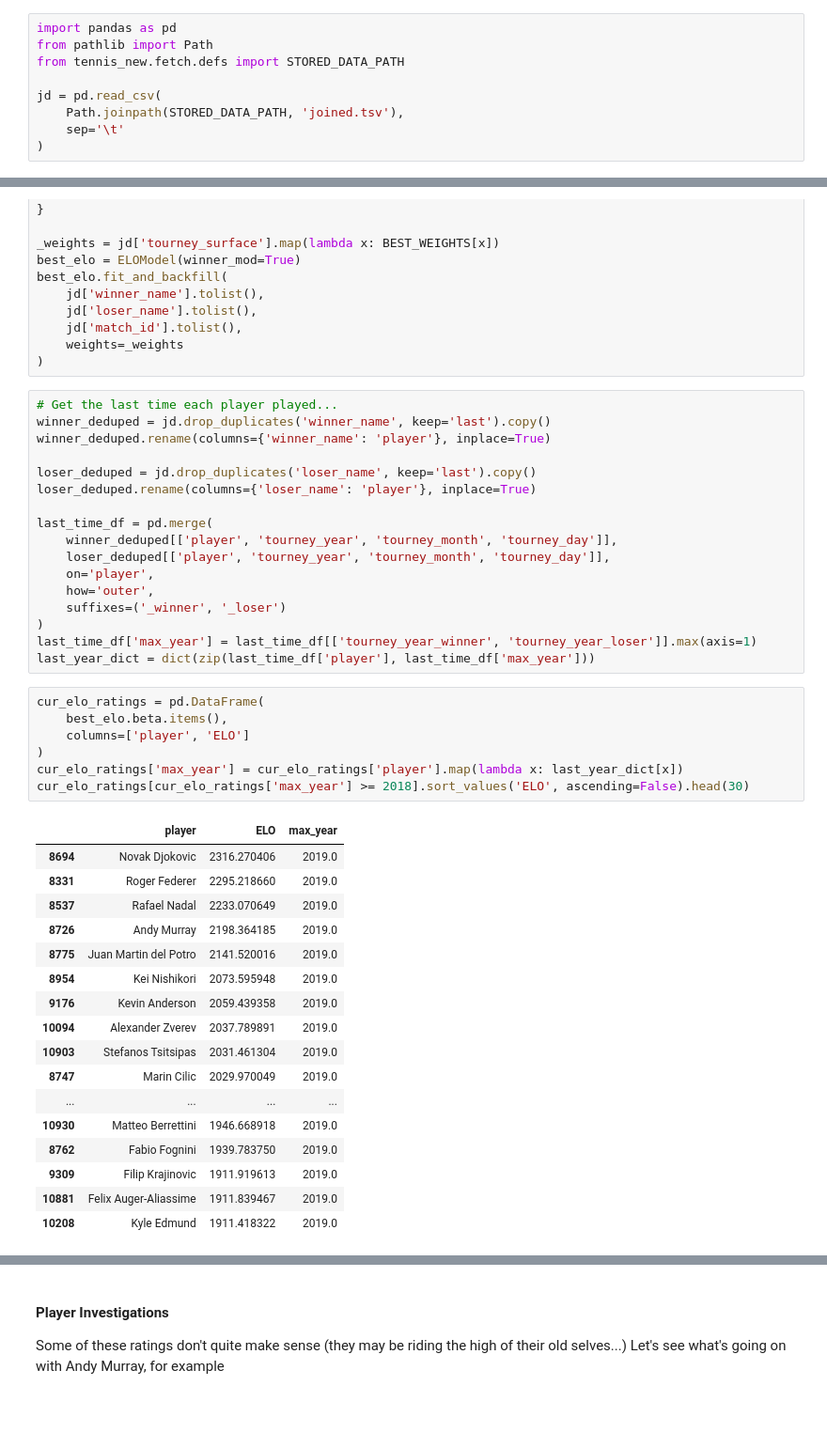
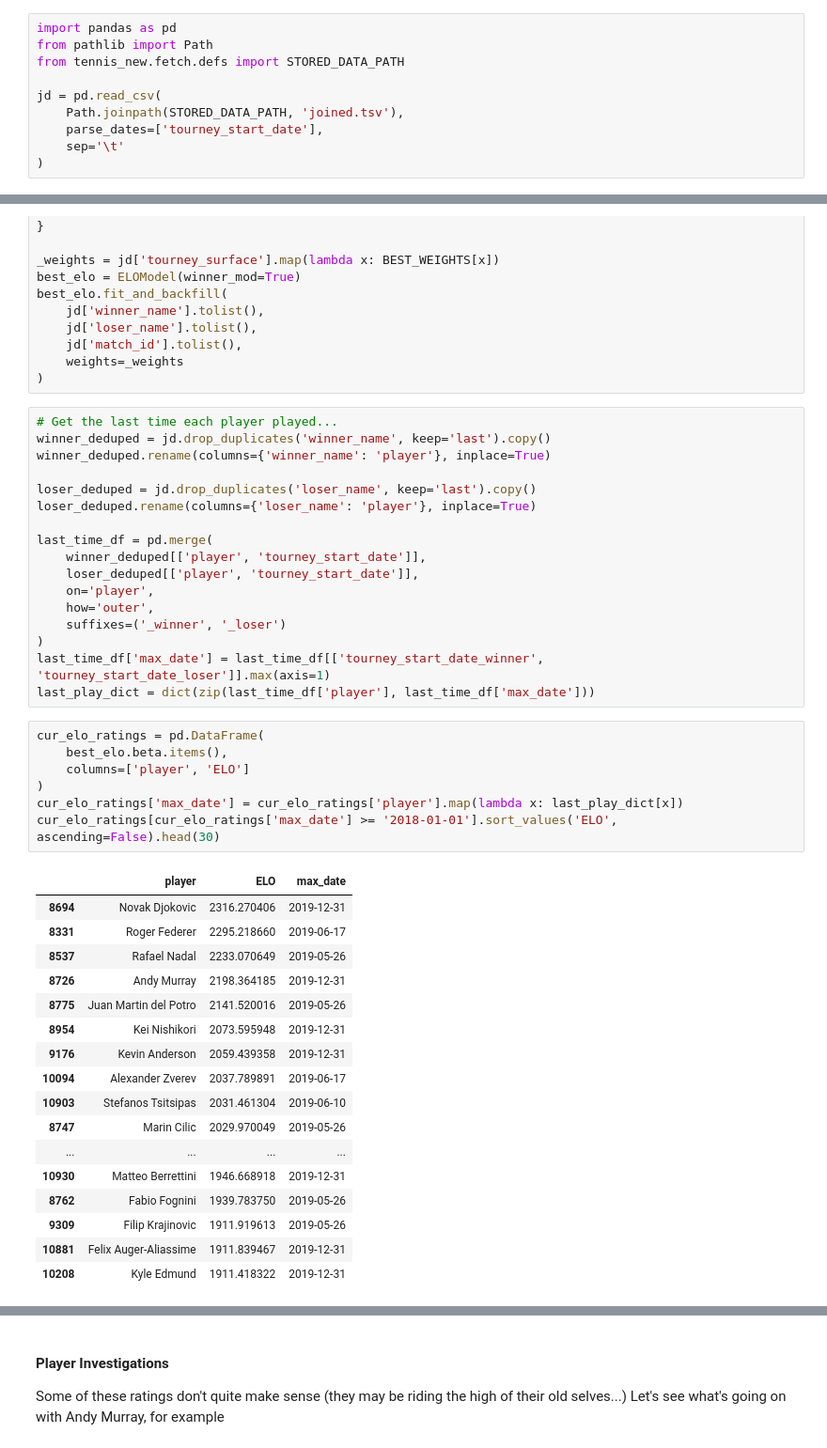
Before and after one commit to siddjagadish/tennis_new, a Jupyter notebook: tennis_new/model/Grass ELO Model.ipynb, the cells around one changed output, grey strips where cells are left out. Shown at 94% size. Cells and saved outputs as stored; diff of their text form; blank space fills up the shorter version.

```diff
--- a/tennis_new/model/Grass ELO Model.ipynb
+++ b/tennis_new/model/Grass ELO Model.ipynb
@@ -5,6 +5,7 @@ from tennis_new.fetch.defs import STORED_DATA_PATH
 
 jd = pd.read_csv(
     Path.joinpath(STORED_DATA_PATH, 'joined.tsv'),
+    parse_dates=['tourney_start_date'],
     sep='\t'
 )
 # %%
@@ -193,36 +194,36 @@ loser_deduped = jd.drop_duplicates('loser_name', keep='last').copy()
 loser_deduped.rename(columns={'loser_name': 'player'}, inplace=True)
 
 last_time_df = pd.merge(
-    winner_deduped[['player', 'tourney_year', 'tourney_month', 'tourney_day']],
-    loser_deduped[['player', 'tourney_year', 'tourney_month', 'tourney_day']],
+    winner_deduped[['player', 'tourney_start_date']],
+    loser_deduped[['player', 'tourney_start_date']],
     on='player',
     how='outer',
     suffixes=('_winner', '_loser')
 )
-last_time_df['max_year'] = last_time_df[['tourney_year_winner', 'tourney_year_loser']].max(axis=1)
-last_year_dict = dict(zip(last_time_df['player'], last_time_df['max_year']))
+last_time_df['max_date'] = last_time_df[['tourney_start_date_winner', 'tourney_start_date_loser']].max(axis=1)
+last_play_dict = dict(zip(last_time_df['player'], last_time_df['max_date']))
 # %%
 cur_elo_ratings = pd.DataFrame(
     best_elo.beta.items(),
     columns=['player', 'ELO']
 )
-cur_elo_ratings['max_year'] = cur_elo_ratings['player'].map(lambda x: last_year_dict[x])
-cur_elo_ratings[cur_elo_ratings['max_year'] >= 2018].sort_values('ELO', ascending=False).head(30)
+cur_elo_ratings['max_date'] = cur_elo_ratings['player'].map(lambda x: last_play_dict[x])
+cur_elo_ratings[cur_elo_ratings['max_date'] >= '2018-01-01'].sort_values('ELO', ascending=False).head(30)
 # %% [output]
-|  | player | ELO | max_year |
-| 8694 | Novak Djokovic | 2316.270406 | 2019.0 |
-| 8331 | Roger Federer | 2295.218660 | 2019.0 |
-| 8537 | Rafael Nadal | 2233.070649 | 2019.0 |
-| 8726 | Andy Murray | 2198.364185 | 2019.0 |
-| 8775 | Juan Martin del Potro | 2141.520016 | 2019.0 |
-| 8954 | Kei Nishikori | 2073.595948 | 2019.0 |
-| 9176 | Kevin Anderson | 2059.439358 | 2019.0 |
-| 10094 | Alexander Zverev | 2037.789891 | 2019.0 |
-| 10903 | Stefanos Tsitsipas | 2031.461304 | 2019.0 |
-| 8747 | Marin Cilic | 2029.970049 | 2019.0 |
+|  | player | ELO | max_date |
+| 8694 | Novak Djokovic | 2316.270406 | 2019-12-31 |
+| 8331 | Roger Federer | 2295.218660 | 2019-06-17 |
+| 8537 | Rafael Nadal | 2233.070649 | 2019-05-26 |
+| 8726 | Andy Murray | 2198.364185 | 2019-12-31 |
+| 8775 | Juan Martin del Potro | 2141.520016 | 2019-05-26 |
+| 8954 | Kei Nishikori | 2073.595948 | 2019-12-31 |
+| 9176 | Kevin Anderson | 2059.439358 | 2019-12-31 |
+| 10094 | Alexander Zverev | 2037.789891 | 2019-06-17 |
+| 10903 | Stefanos Tsitsipas | 2031.461304 | 2019-06-10 |
+| 8747 | Marin Cilic | 2029.970049 | 2019-05-26 |
 | ... | ... | ... | ... |
-| 10930 | Matteo Berrettini | 1946.668918 | 2019.0 |
-| 8762 | Fabio Fognini | 1939.783750 | 2019.0 |
-| 9309 | Filip Krajinovic | 1911.919613 | 2019.0 |
-| 10881 | Felix Auger-Aliassime | 1911.839467 | 2019.0 |
-| 10208 | Kyle Edmund | 1911.418322 | 2019.0 |
+| 10930 | Matteo Berrettini | 1946.668918 | 2019-12-31 |
+| 8762 | Fabio Fognini | 1939.783750 | 2019-05-26 |
+| 9309 | Filip Krajinovic | 1911.919613 | 2019-05-26 |
+| 10881 | Felix Auger-Aliassime | 1911.839467 | 2019-12-31 |
+| 10208 | Kyle Edmund | 1911.418322 | 2019-12-31 |
```
Also changed, not shown: parts of 2 cells of this notebook.
